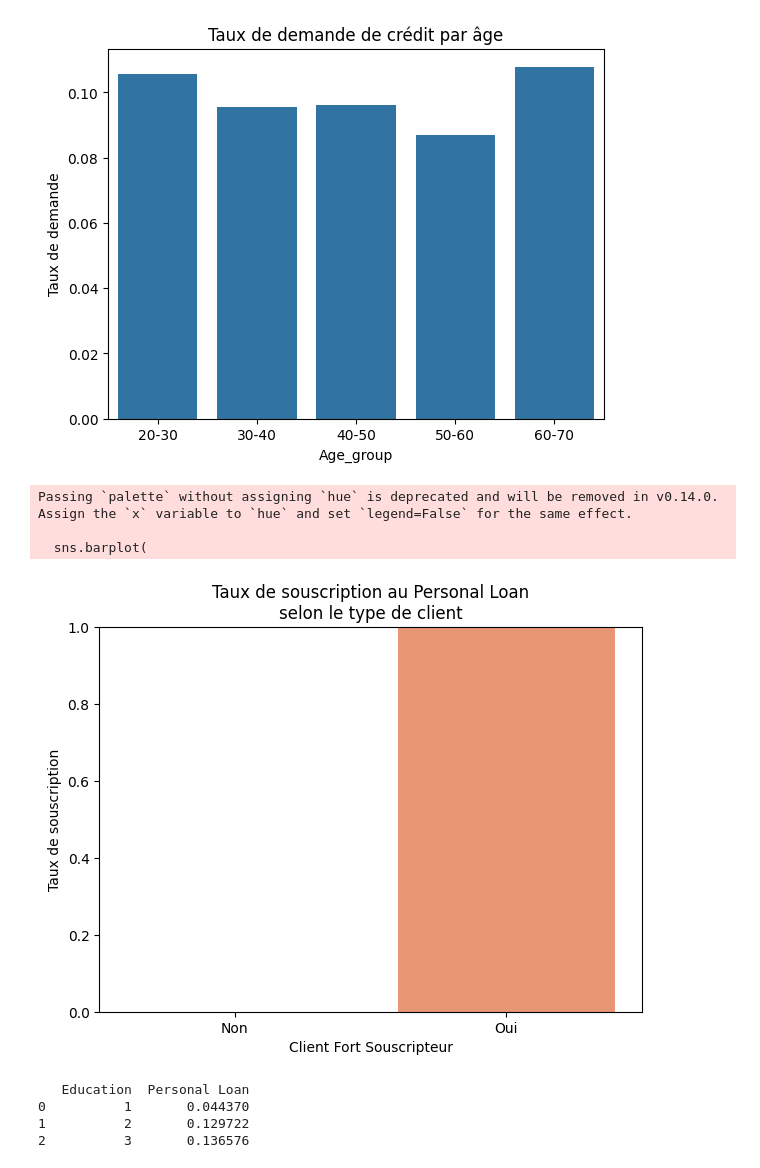
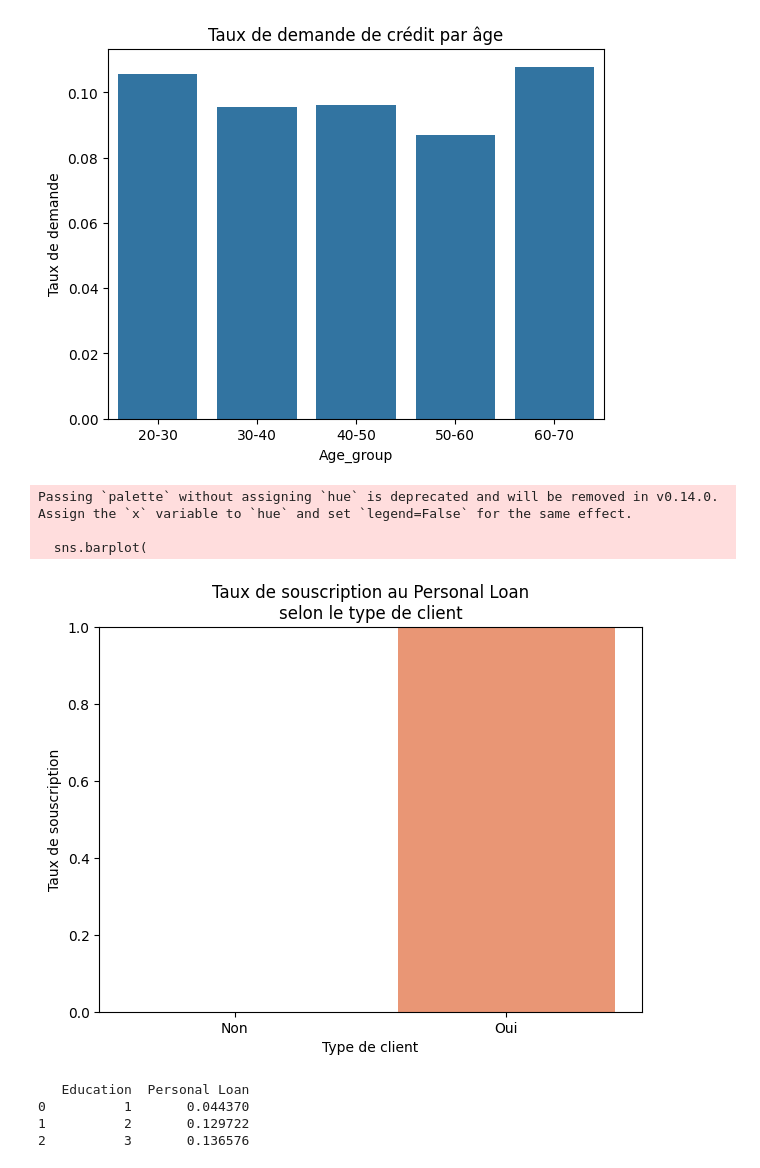
Before and after one commit to mpakaBrice/bank-loan-analysis, a Jupyter notebook: prêt_bancaire_projet.ipynb, the cells around one changed output. Saved outputs shown, nothing was run; the diff lists cells and outputs as text; code cells hidden in the pictures.

```diff
--- a/prêt_bancaire_projet.ipynb
+++ b/prêt_bancaire_projet.ipynb
@@ -286,32 +292,46 @@ plt.show()
 # %% [output]
 [figure]
 # %%
-bar_data = (
-    df.groupby("Client_Fort_Souscripteur")["Personal Loan"]
-      .mean()
-      .reset_index()
-)
+# Calculer le taux moyen de souscription par type de client
 
+# On regroupe les données par type de client
+# Puis on calcule la moyenne de "Personal Loan"
+taux_souscription = df.groupby("Client_Fort_Souscripteur")["Personal Loan"].mean()
+
+# On transforme le résultat en DataFrame classique
+taux_souscription = taux_souscription.reset_index()
+
+
+# Créer la figure du graphique
 plt.figure(figsize=(7, 5))
 
+
+# Dessiner le graphique en barres
 sns.barplot(
-    data=bar_data,
+    data=taux_souscription,
     x="Client_Fort_Souscripteur",
     y="Personal Loan",
     palette="Set2"
 )
 
+
+# Ajouter les titres et labels
 plt.title("Taux de souscription au Personal Loan\nselon le type de client")
-plt.xlabel("Client Fort Souscripteur")
+plt.xlabel("Type de client")
 plt.ylabel("Taux de souscription")
+
+
+# Fixer les limites de l’axe Y (entre 0 et 1)
 plt.ylim(0, 1)
 
+
+# Afficher le graphique
 plt.show()
 # %% [output]
 Passing `palette` without assigning `hue` is deprecated and will be removed in v0.14.0. Assign the `x` variable to `hue` and set `legend=False` for the same effect.
 
   sns.barplot(
-[figure, old version]
+[figure, new version]
 # %%
 taux_education = (
     df.groupby("Education")["Personal Loan"]
```
Also changed, not shown: parts of 4 cells of this notebook.
